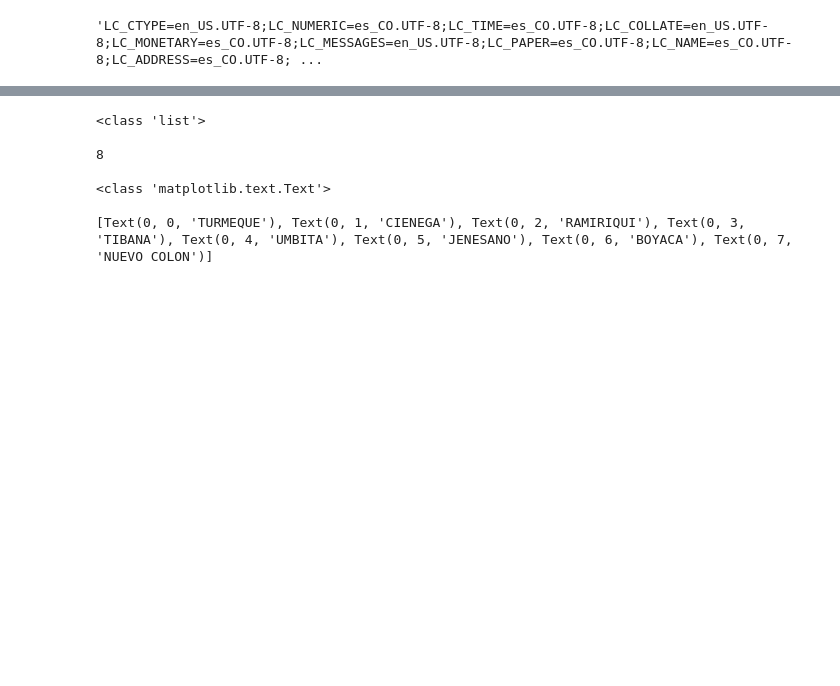
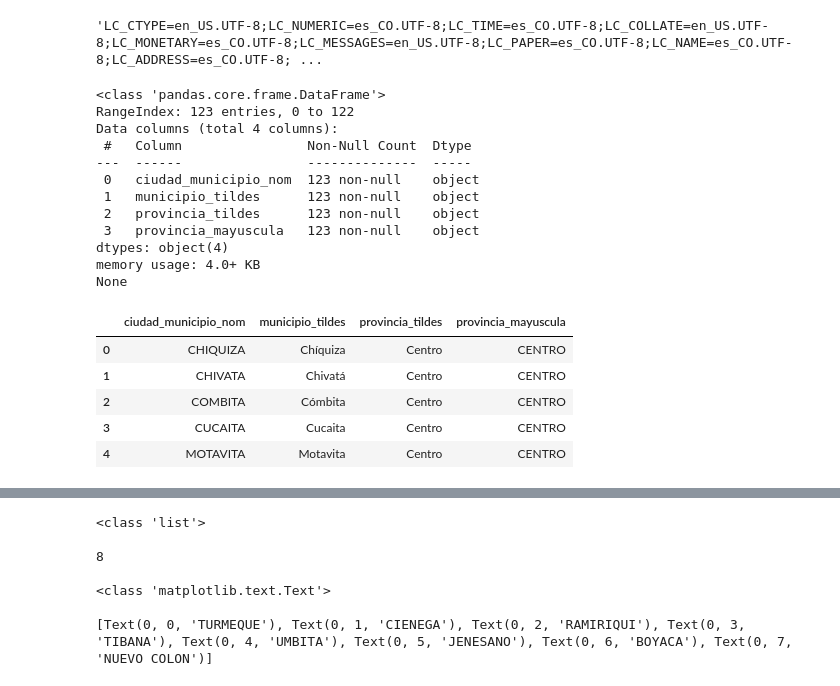
Before and after one commit to JC-AlfonsoR/covid_data_col, a Jupyter notebook: graphics.ipynb, the cells around one changed output, grey strips where cells are left out. Cells and saved outputs as stored; diff of their text form; code cells hidden in the pictures; blank space fills up the shorter version.

```diff
--- a/graphics.ipynb
+++ b/graphics.ipynb
@@ -13,3 +13,26 @@ import locale
 locale.setlocale(locale.LC_ALL, '')
 # %% [output]
 'LC_CTYPE=en_US.UTF-8;LC_NUMERIC=es_CO.UTF-8;LC_TIME=es_CO.UTF-8;LC_COLLATE=en_US.UTF-8;LC_MONETARY=es_CO.UTF-8;LC_MESSAGES=en_US.UTF-8;LC_PAPER=es_CO.UTF-8;LC_NAME=es_CO.UTF-8;LC_ADDRESS=es_CO.UTF-8; ...
+# %%
+nombres_provincias = pd.read_csv("nombres_provincias_tildes.csv")
+print(nombres_provincias.info())
+nombres_provincias.head()
+# %% [output]
+<class 'pandas.core.frame.DataFrame'>
+RangeIndex: 123 entries, 0 to 122
+Data columns (total 4 columns):
+ #   Column                Non-Null Count  Dtype
+---  ------                --------------  -----
+ 0   ciudad_municipio_nom  123 non-null    object
+ 1   municipio_tildes      123 non-null    object
+ 2   provincia_tildes      123 non-null    object
+ 3   provincia_mayuscula   123 non-null    object
+dtypes: object(4)
+memory usage: 4.0+ KB
+None
+|  | ciudad_municipio_nom | municipio_tildes | provincia_tildes | provincia_mayuscula |
+| 0 | CHIQUIZA | Chíquiza | Centro | CENTRO |
+| 1 | CHIVATA | Chivatá | Centro | CENTRO |
+| 2 | COMBITA | Cómbita | Centro | CENTRO |
+| 3 | CUCAITA | Cucaita | Centro | CENTRO |
+| 4 | MOTAVITA | Motavita | Centro | CENTRO |
```
Also changed, not shown: parts of 26 cells of this notebook, 1 other file.
